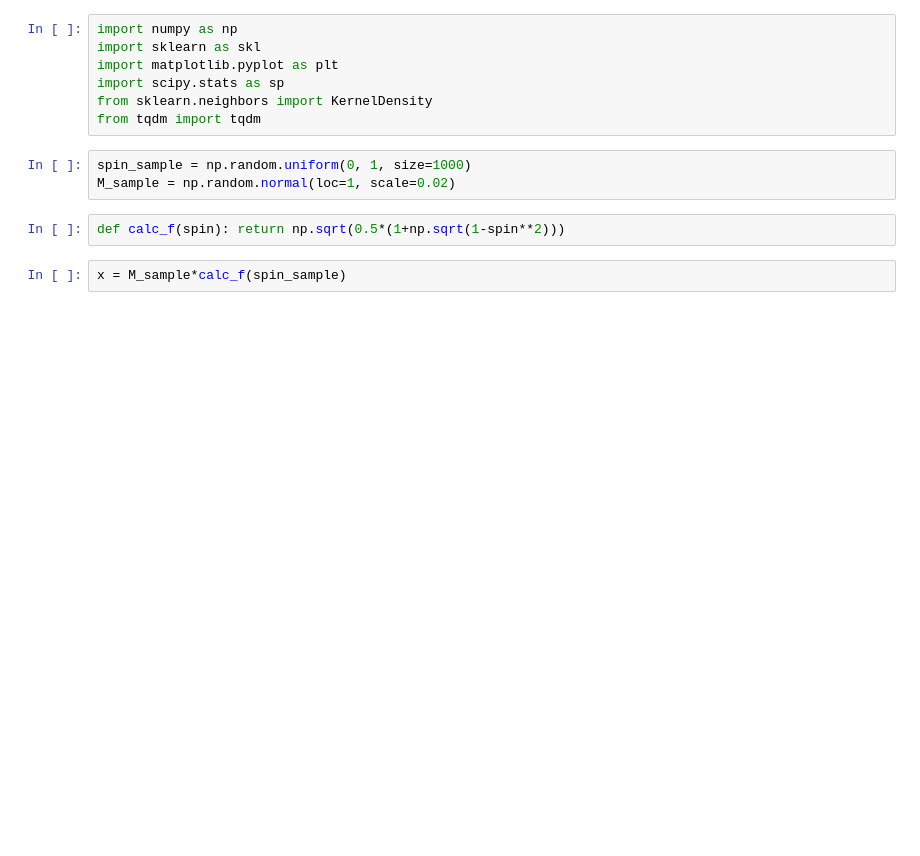
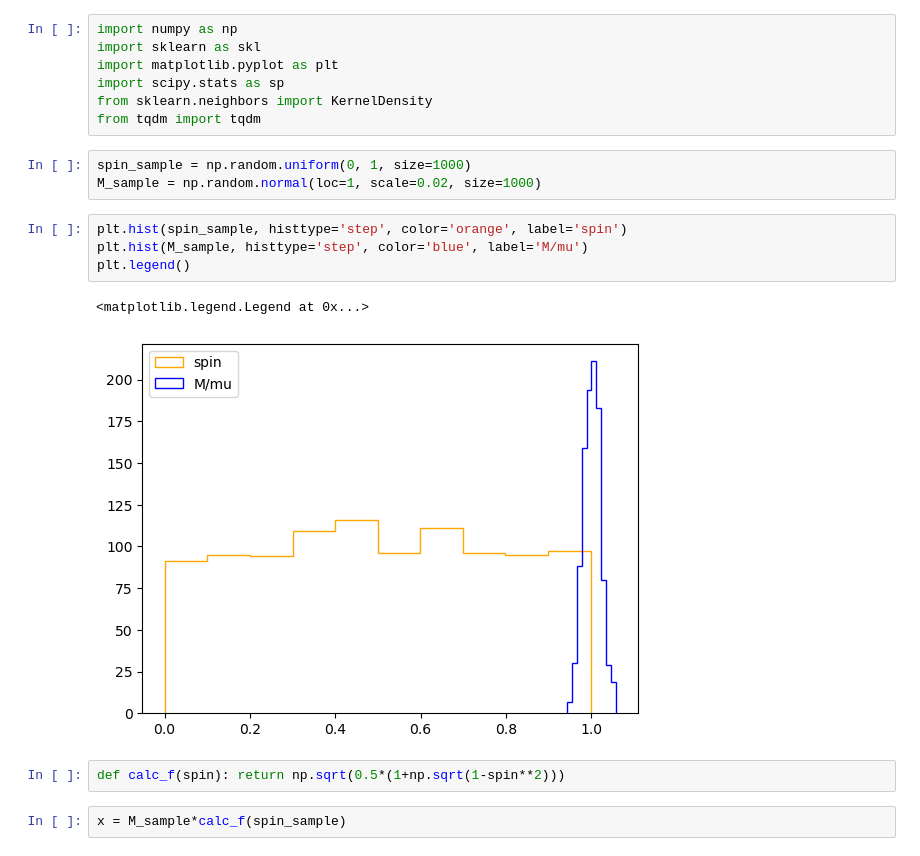
Before and after one commit to FedericoRivano/astrostatistics_bicocca_2026, a Jupyter notebook: working/Es07.ipynb, the cells around one changed output. Saved outputs shown, nothing was run; the diff lists cells and outputs as text; blank space fills up the shorter version.

```diff
--- a/working/Es07.ipynb
+++ b/working/Es07.ipynb
@@ -7,7 +7,14 @@ from sklearn.neighbors import KernelDensity
 from tqdm import tqdm
 # %%
 spin_sample = np.random.uniform(0, 1, size=1000)
-M_sample = np.random.normal(loc=1, scale=0.02)
+M_sample = np.random.normal(loc=1, scale=0.02, size=1000)
+# %%
+plt.hist(spin_sample, histtype='step', color='orange', label='spin')
+plt.hist(M_sample, histtype='step', color='blue', label='M/mu')
+plt.legend()
+# %% [output]
+<matplotlib.legend.Legend at 0x...>
+[figure, added]
 # %%
 def calc_f(spin): return np.sqrt(0.5*(1+np.sqrt(1-spin**2)))
 # %%
```
Also changed, not shown: parts of 5 cells of this notebook.
